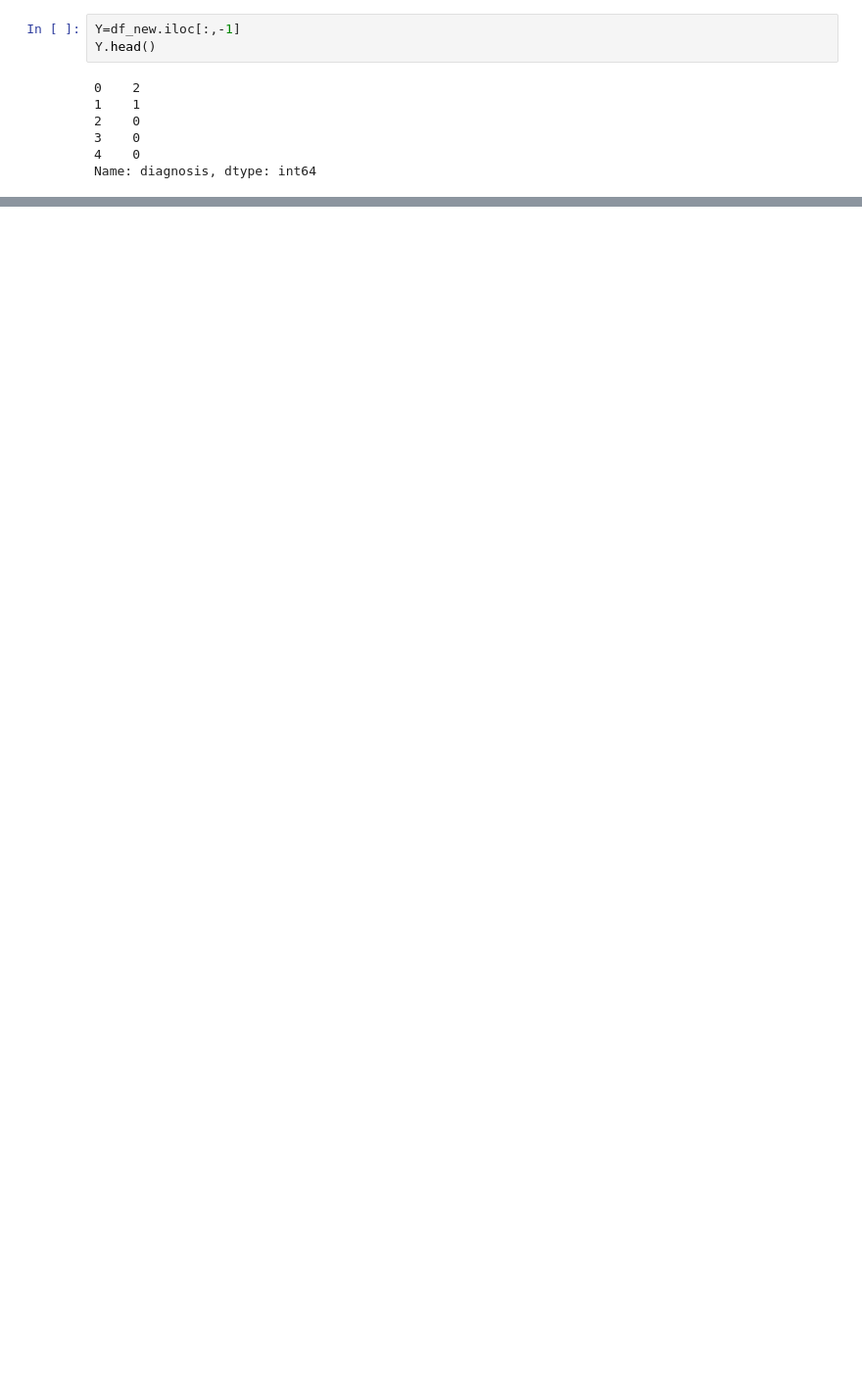
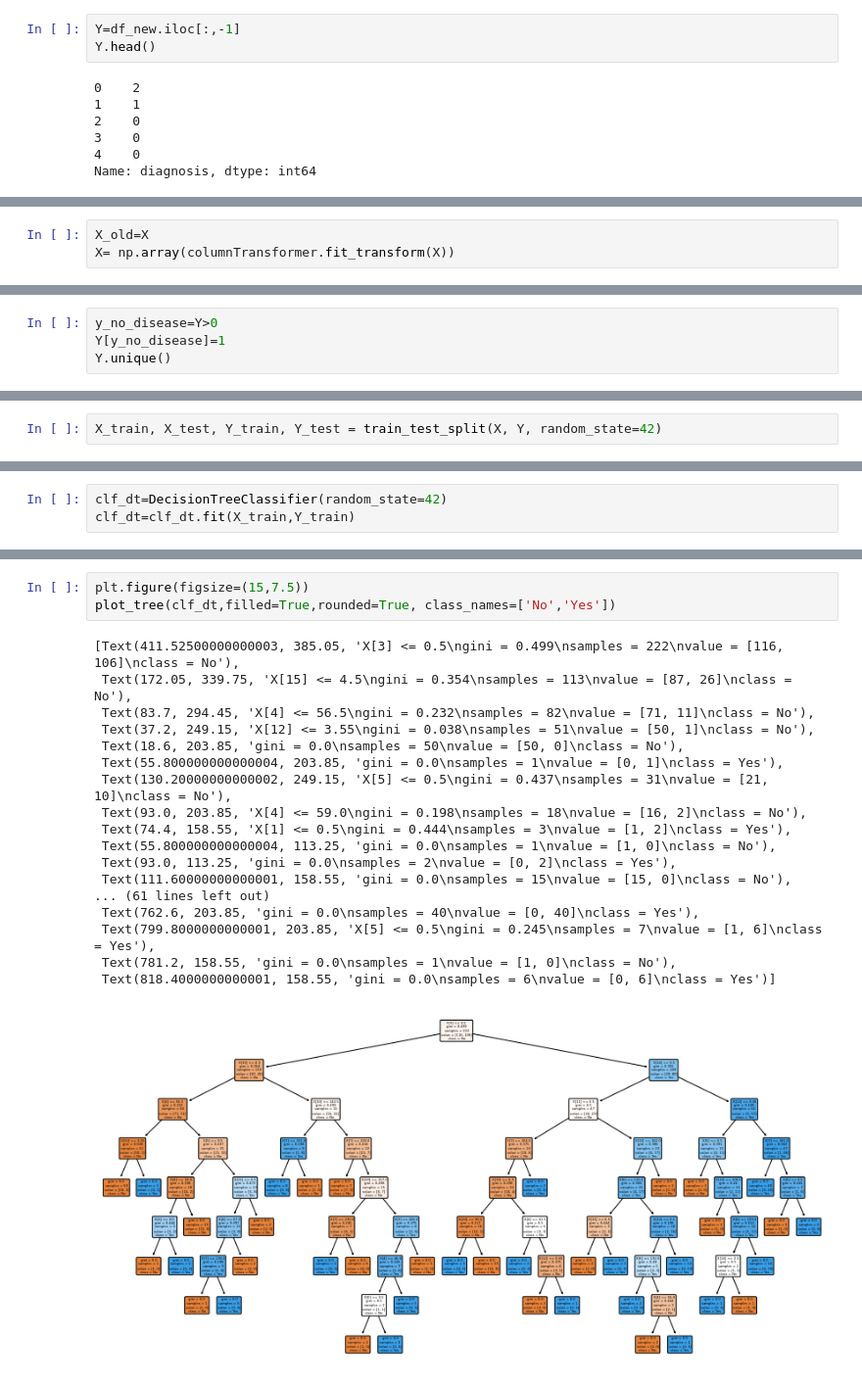
Before and after one commit to SATVIK2204/Data-Science-Projects, a Jupyter notebook: Decision Tree/heart_disease_prediction.ipynb, the cells around one changed output, grey strips where cells are left out. Shown at 98% size. Drawn from its saved outputs; the diff is of its cells as text; blank space fills up the shorter version.

```diff
--- a/Decision Tree/heart_disease_prediction.ipynb
+++ b/Decision Tree/heart_disease_prediction.ipynb
@@ -165,0 +200,3 @@ Name: diagnosis, dtype: int64
+# %%
+X_old=X
+X= np.array(columnTransformer.fit_transform(X))
@@ -165,0 +209,4 @@ Name: diagnosis, dtype: int64
+# %%
+y_no_disease=Y>0
+Y[y_no_disease]=1
+Y.unique()
@@ -165,0 +230,2 @@ Name: diagnosis, dtype: int64
+# %%
+X_train, X_test, Y_train, Y_test = train_test_split(X, Y, random_state=42)
@@ -165,0 +234,3 @@ Name: diagnosis, dtype: int64
+# %%
+clf_dt=DecisionTreeClassifier(random_state=42)
+clf_dt=clf_dt.fit(X_train,Y_train)
@@ -165,0 +244,22 @@ Name: diagnosis, dtype: int64
+# %%
+plt.figure(figsize=(15,7.5))
+plot_tree(clf_dt,filled=True,rounded=True, class_names=['No','Yes'])
+# %% [output]
+[Text(411.52500000000003, 385.05, 'X[3] <= 0.5\ngini = 0.499\nsamples = 222\nvalue = [116, 106]\nclass = No'),
+ Text(172.05, 339.75, 'X[15] <= 4.5\ngini = 0.354\nsamples = 113\nvalue = [87, 26]\nclass = No'),
+ Text(83.7, 294.45, 'X[4] <= 56.5\ngini = 0.232\nsamples = 82\nvalue = [71, 11]\nclass = No'),
+ Text(37.2, 249.15, 'X[12] <= 3.55\ngini = 0.038\nsamples = 51\nvalue = [50, 1]\nclass = No'),
+ Text(18.6, 203.85, 'gini = 0.0\nsamples = 50\nvalue = [50, 0]\nclass = No'),
+ Text(55.800000000000004, 203.85, 'gini = 0.0\nsamples = 1\nvalue = [0, 1]\nclass = Yes'),
+ Text(130.20000000000002, 249.15, 'X[5] <= 0.5\ngini = 0.437\nsamples = 31\nvalue = [21, 10]\nclass = No'),
+ Text(93.0, 203.85, 'X[4] <= 59.0\ngini = 0.198\nsamples = 18\nvalue = [16, 2]\nclass = No'),
+ Text(74.4, 158.55, 'X[1] <= 0.5\ngini = 0.444\nsamples = 3\nvalue = [1, 2]\nclass = Yes'),
+ Text(55.800000000000004, 113.25, 'gini = 0.0\nsamples = 1\nvalue = [1, 0]\nclass = No'),
+ Text(93.0, 113.25, 'gini = 0.0\nsamples = 2\nvalue = [0, 2]\nclass = Yes'),
+ Text(111.60000000000001, 158.55, 'gini = 0.0\nsamples = 15\nvalue = [15, 0]\nclass = No'),
+... (61 lines left out)
+ Text(762.6, 203.85, 'gini = 0.0\nsamples = 40\nvalue = [0, 40]\nclass = Yes'),
+ Text(799.8000000000001, 203.85, 'X[5] <= 0.5\ngini = 0.245\nsamples = 7\nvalue = [1, 6]\nclass = Yes'),
+ Text(781.2, 158.55, 'gini = 0.0\nsamples = 1\nvalue = [1, 0]\nclass = No'),
+ Text(818.4000000000001, 158.55, 'gini = 0.0\nsamples = 6\nvalue = [0, 6]\nclass = Yes')]
+[figure, added]
```
Also changed, not shown: parts of 31 cells of this notebook.
